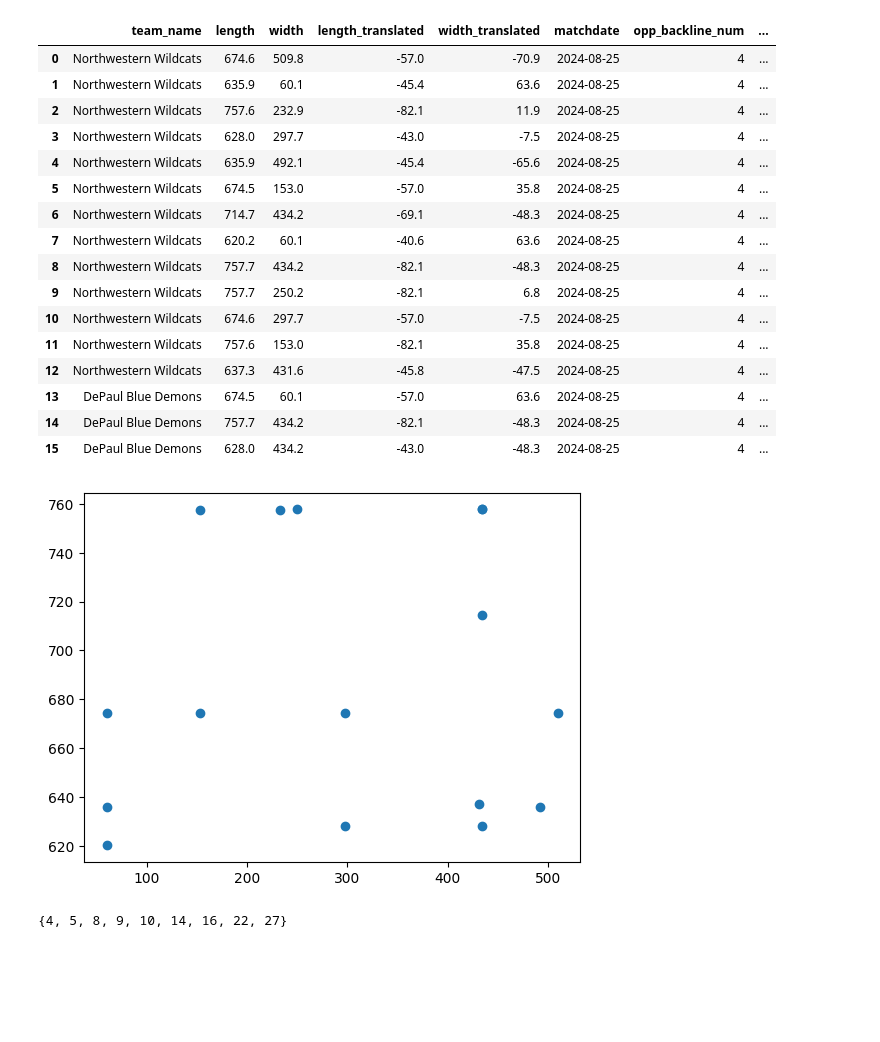
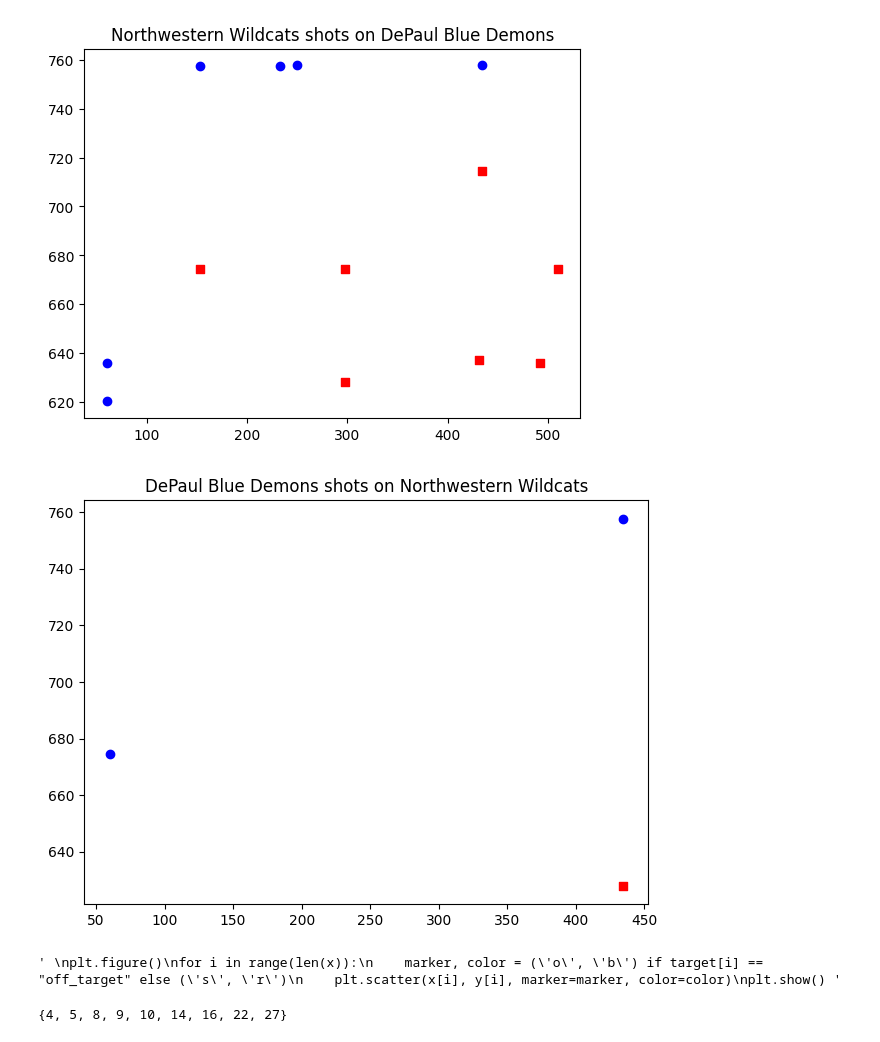
Before and after one commit to bledoux2002/Hackathon_2024, a Jupyter notebook: match-reports/existing-match-reports-code/parse_shot_locs.ipynb, the cells around one changed output. Cells and saved outputs as stored; diff of their text form; code cells hidden in the pictures; blank space fills up the shorter version.

```diff
--- a/match-reports/existing-match-reports-code/parse_shot_locs.ipynb
+++ b/match-reports/existing-match-reports-code/parse_shot_locs.ipynb
@@ -442,31 +430,51 @@ data.shape
-# %%
-data
-# %% [output]
-|  | team_name | length | width | length_translated | width_translated | matchdate | opp_backline_num | ... |
-| 0 | Northwestern Wildcats | 674.6 | 509.8 | -57.0 | -70.9 | 2024-08-25 | 4 | ... |
-| 1 | Northwestern Wildcats | 635.9 | 60.1 | -45.4 | 63.6 | 2024-08-25 | 4 | ... |
-| 2 | Northwestern Wildcats | 757.6 | 232.9 | -82.1 | 11.9 | 2024-08-25 | 4 | ... |
-| 3 | Northwestern Wildcats | 628.0 | 297.7 | -43.0 | -7.5 | 2024-08-25 | 4 | ... |
-| 4 | Northwestern Wildcats | 635.9 | 492.1 | -45.4 | -65.6 | 2024-08-25 | 4 | ... |
-| 5 | Northwestern Wildcats | 674.5 | 153.0 | -57.0 | 35.8 | 2024-08-25 | 4 | ... |
-| 6 | Northwestern Wildcats | 714.7 | 434.2 | -69.1 | -48.3 | 2024-08-25 | 4 | ... |
-| 7 | Northwestern Wildcats | 620.2 | 60.1 | -40.6 | 63.6 | 2024-08-25 | 4 | ... |
-| 8 | Northwestern Wildcats | 757.7 | 434.2 | -82.1 | -48.3 | 2024-08-25 | 4 | ... |
-| 9 | Northwestern Wildcats | 757.7 | 250.2 | -82.1 | 6.8 | 2024-08-25 | 4 | ... |
-| 10 | Northwestern Wildcats | 674.6 | 297.7 | -57.0 | -7.5 | 2024-08-25 | 4 | ... |
-| 11 | Northwestern Wildcats | 757.6 | 153.0 | -82.1 | 35.8 | 2024-08-25 | 4 | ... |
-| 12 | Northwestern Wildcats | 637.3 | 431.6 | -45.8 | -47.5 | 2024-08-25 | 4 | ... |
-| 13 | DePaul Blue Demons | 674.5 | 60.1 | -57.0 | 63.6 | 2024-08-25 | 4 | ... |
-| 14 | DePaul Blue Demons | 757.7 | 434.2 | -82.1 | -48.3 | 2024-08-25 | 4 | ... |
-| 15 | DePaul Blue Demons | 628.0 | 434.2 | -43.0 | -48.3 | 2024-08-25 | 4 | ... |
-# %%
-x = np.array(data['width'])
-y = np.array(data['length'])
-plt.figure()
-plt.scatter(x, y)
-plt.show()
-# %% [output]
-[figure, removed]
+# %%
+teams = data['team_name'].unique()
+home_team = teams[0]
+away_team = teams[1]
+x = np.array(data['width'])
+y = np.array(data['length'])
+target = np.array(data['target'])
+
+fig1, ax1 = plt.subplots()
+
+# Home mask = only shots taken by the home team on opposition goal
+home_mask = data['team_name'] == teams[0]
+x_home = x[home_mask]
+y_home = y[home_mask]
+target_home = target[home_mask]
+
+for i in range(len(x_home)):
+    marker, color = ('o', 'b') if target_home[i] == "off_target" else ('s', 'r')
+    ax1.scatter(x_home[i], y_home[i], marker=marker, color=color)
+ax1.set_title(f'{home_team} shots on {away_team}')
+
+
+fig2, ax2 = plt.subplots()
+
+# Away mask = only shots taken by the away team on home goal
+away_mask = data['team_name'] == teams[1]
+x_away = x[away_mask]
+y_away = y[away_mask]
+target_away = target[away_mask]
+
+for i in range(len(x_away)):
+    marker, color = ('o', 'b') if target_away[i] == "off_target" else ('s', 'r')
+    ax2.scatter(x_away[i], y_away[i], marker=marker, color=color)
+ax2.set_title(f'{away_team} shots on {home_team}')
+
+plt.tight_layout()
+plt.show()
+
+"""
+plt.figure()
+for i in range(len(x)):
+    marker, color = ('o', 'b') if target[i] == "off_target" else ('s', 'r')
+    plt.scatter(x[i], y[i], marker=marker, color=color)
+plt.show() """
+# %% [output]
+[figure, added]
+[figure, added]
+' \nplt.figure()\nfor i in range(len(x)):\n    marker, color = (\'o\', \'b\') if target[i] == "off_target" else (\'s\', \'r\')\n    plt.scatter(x[i], y[i], marker=marker, color=color)\nplt.show() '
 # %%
 set(pts)
 # %% [output]
```
Also changed, not shown: parts of 4 cells of this notebook, 1 other file.
